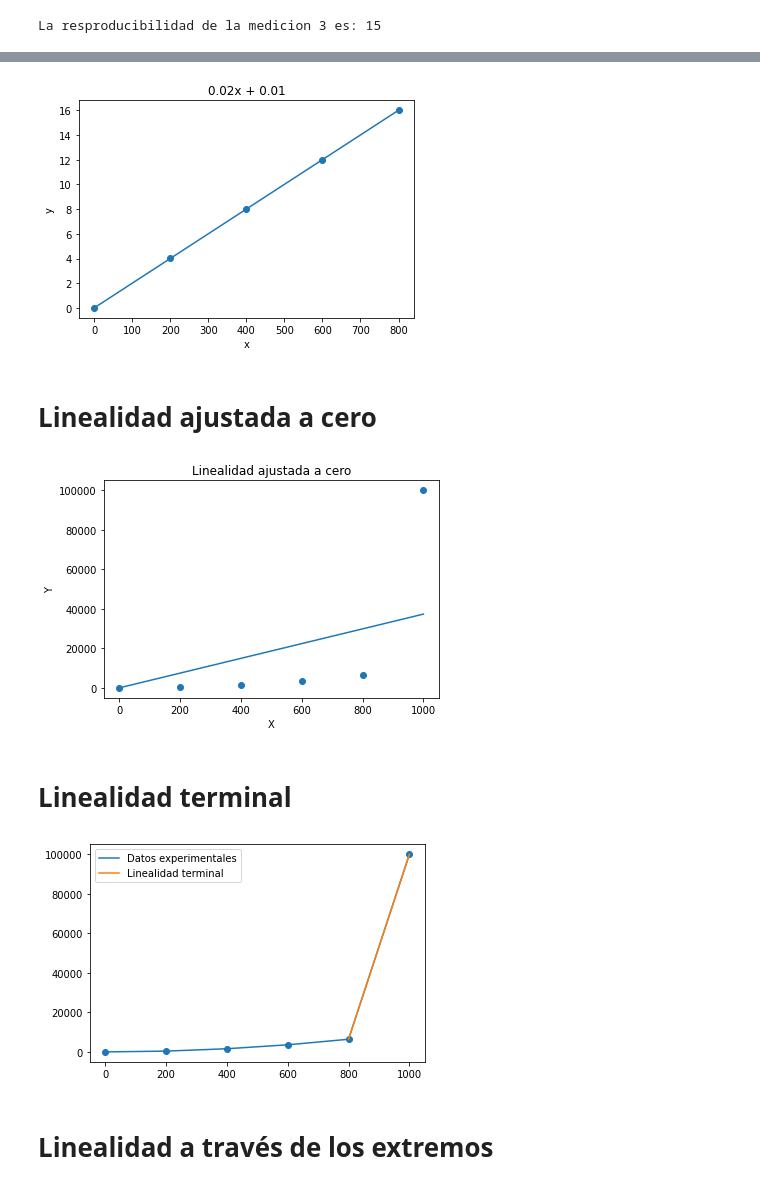
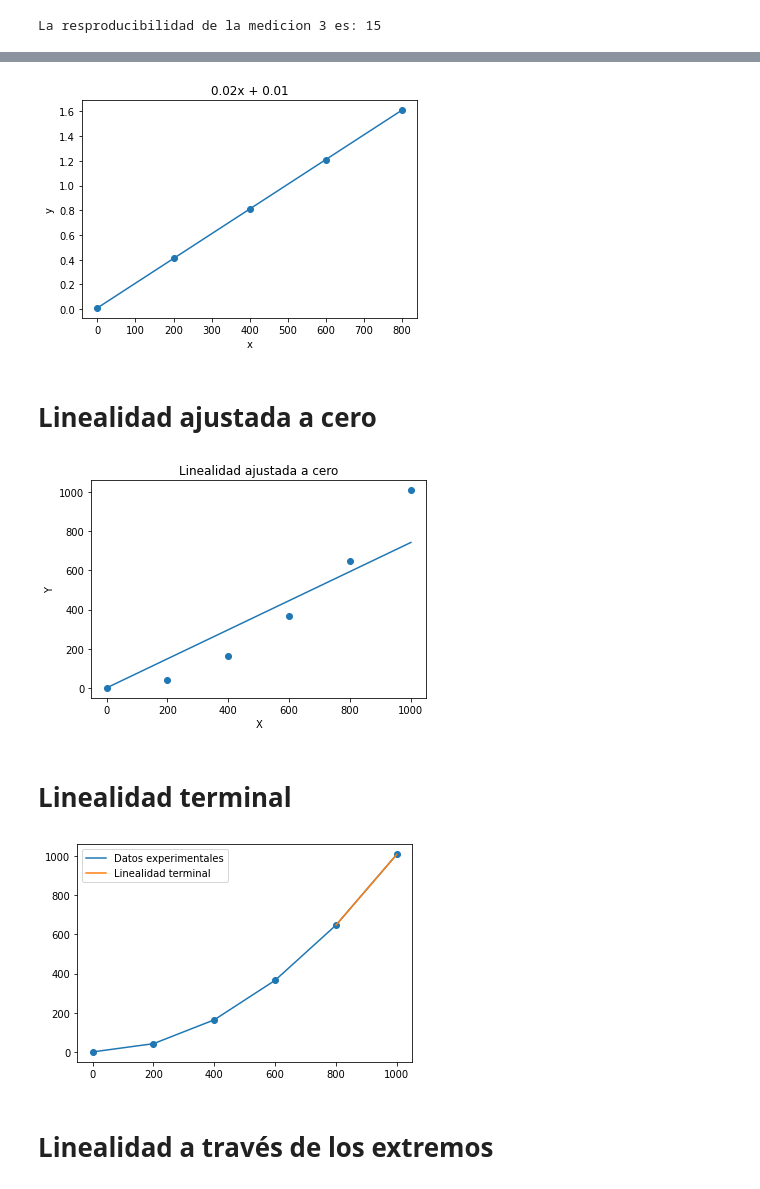
Before and after one commit to Ricardo-Gomez-4-113/Control-inteligente, a Jupyter notebook: Examen_U1_Control_Inteligente.ipynb, the cells around one changed output, grey strips where cells are left out. Saved outputs shown, nothing was run; the diff lists cells and outputs as text; code cells hidden in the pictures.

```diff
--- a/Examen_U1_Control_Inteligente.ipynb
+++ b/Examen_U1_Control_Inteligente.ipynb
@@ -310,7 +310,7 @@ import numpy as np
 x2=[0, 200, 400, 600, 800, 1000]
 
 # Definimos la salida como el doble de x por la ecuacion y = 2x
-y2=[0, 402, 1604, 3606, 6408, 100102]
+y2=[0, 42, 164, 366, 648, 1010]
 
 # Obenermos el producto de xy mediante la funcion multiply de numpy
 xy2= np.multiply(x2,y2)
@@ -368,22 +368,22 @@ La sensibilidad seria 0.02x + 0.01 cuya grafica luce de la siguiente manera:
 # %%
 # importamos matplotlib.pyplot para graficar
 import matplotlib.pyplot as plt
 # Definimos la funcion para que nos retorne la el valor de y
 def f1(g):
-    return (.02*g) + .01
+    return (.002*g) + .01
 # Valores del eje X que toma el gráfico
 g = range(0, 1000, 200)
 # Graficar funcion
 plt.scatter(g, [f1(i) for i in g])
 plt.plot(g, [f1(i) for i in g])
 # Colocamos etiquetas para reconocer el eje x, y
 plt.xlabel('x')
 plt.ylabel('y')
 # Asignamos un titulo para la grafica
 plt.title('0.02x + 0.01')
 plt.show()
 # %% [output]
-[figure, old version]
+[figure, new version]
 # %% [markdown]
 # Linealidad ajustada a cero
 # %%
@@ -405,7 +405,7 @@ plt.ylabel('Y')
 plt.title('Linealidad ajustada a cero')
 plt.show()
 # %% [output]
-[figure, old version]
+[figure, new version]
 # %% [markdown]
 # Linealidad terminal
 # %%
@@ -422,7 +422,7 @@ plt.plot(x2p[-2:], y2p[-2] + m*(x2p[-2:] - x2p[-2]), label='Linealidad terminal'
 plt.legend()
 plt.show()
 # %% [output]
-[figure, old version]
+[figure, new version]
 # %% [markdown]
 # Linealidad a través de los extremos
 # %%
```
Also changed, not shown: parts of 13 cells of this notebook.
